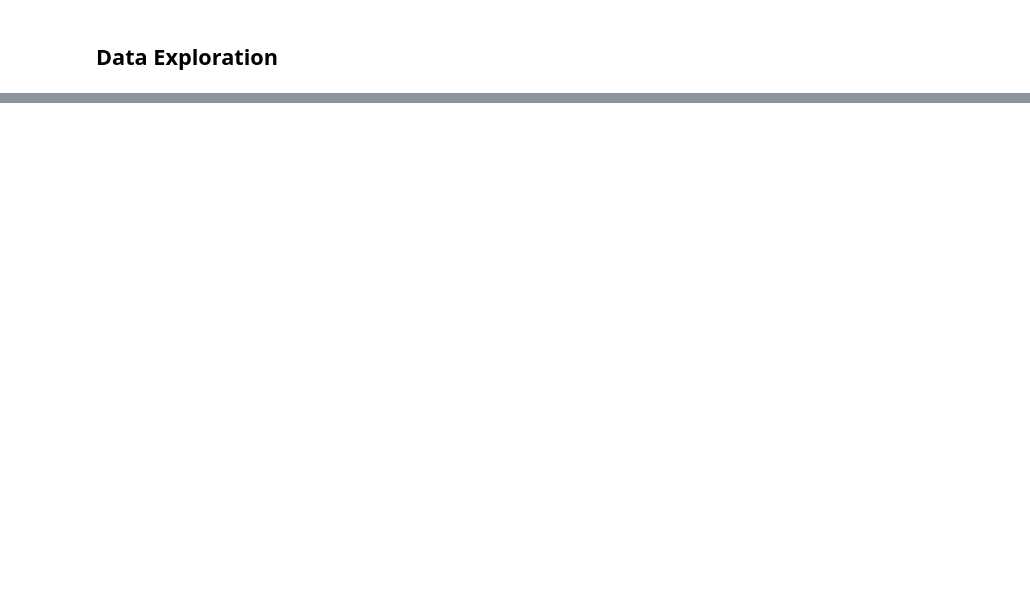
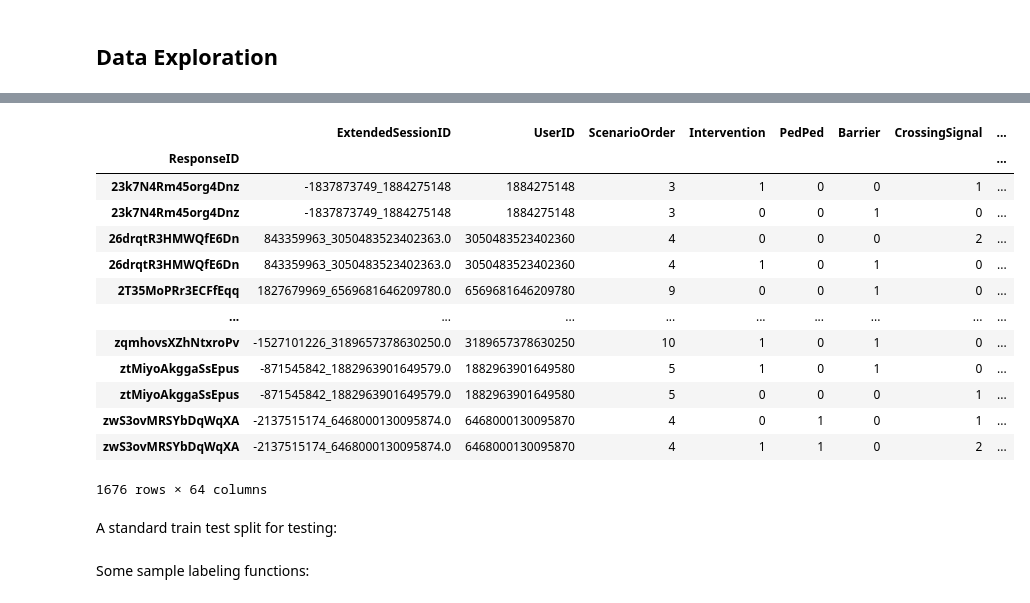
Before and after one commit to ryansteed/heuristic-moral-machine, a Jupyter notebook: jupyter/exploration.ipynb, the cells around one changed output, grey strips where cells are left out. Saved outputs shown, nothing was run; the diff lists cells and outputs as text; code cells hidden in the pictures; blank space fills up the shorter version.

```diff
--- a/jupyter/exploration.ipynb
+++ b/jupyter/exploration.ipynb
@@ -115,0 +151,30 @@ display(df[df['ResponseID'] == df.groupby(by='ResponseID').size().sort_values(as
+# %%
+scenario_fields = [
+    'ResponseID', 'NumberOfCharacters', 'DiffNumberOFCharacters', 'Saved', 'DescriptionShown', 'LeftHand', 'Man', 'Woman', 'Pregnant', 'Stroller', \
+    'OldMan', 'OldWoman', 'Boy', 'Girl', 'Homeless', 'LargeWoman', 'LargeMan', 'Criminal', 'MaleExecutive', 'FemaleExecutive', 'FemaleAthlete', 'MaleAthlete', \
+    'FemaleDoctor', 'MaleDoctor', 'Dog', 'Cat'
+]
+intervention = df[df['Intervention'] == 1][scenario_fields].set_index('ResponseID')
+no_intervention = df[df['Intervention'] == 0][scenario_fields].set_index('ResponseID')
+df_joined = intervention.join(no_intervention, lsuffix='_int', rsuffix='_noint', how='inner')
+df_joined = df[[col for col in df.columns if col not in scenario_fields or col == 'ResponseID']].set_index('ResponseID').join(df_joined)
+df_joined['Intervened'] = (df_joined['Saved_int'] == 1).astype(int)
+df_joined = df_joined.drop(axis='columns', labels=['Saved_{}'.format(s) for s in ['int', 'noint']])
+df_joined
+# %% [output]
+|  | ExtendedSessionID | UserID | ScenarioOrder | Intervention | PedPed | Barrier | CrossingSignal | ... |
+| ResponseID |  |  |  |  |  |  |  | ... |
+| 23k7N4Rm45org4Dnz | -1837873749_1884275148 | 1884275148 | 3 | 1 | 0 | 0 | 1 | ... |
+| 23k7N4Rm45org4Dnz | -1837873749_1884275148 | 1884275148 | 3 | 0 | 0 | 1 | 0 | ... |
+| 26drqtR3HMWQfE6Dn | 843359963_3050483523402363.0 | 3050483523402360 | 4 | 0 | 0 | 0 | 2 | ... |
+| 26drqtR3HMWQfE6Dn | 843359963_3050483523402363.0 | 3050483523402360 | 4 | 1 | 0 | 1 | 0 | ... |
+| 2T35MoPRr3ECFfEqq | 1827679969_6569681646209780.0 | 6569681646209780 | 9 | 0 | 0 | 1 | 0 | ... |
+| ... | ... | ... | ... | ... | ... | ... | ... | ... |
+| zqmhovsXZhNtxroPv | -1527101226_3189657378630250.0 | 3189657378630250 | 10 | 1 | 0 | 1 | 0 | ... |
+| ztMiyoAkggaSsEpus | -871545842_1882963901649579.0 | 1882963901649580 | 5 | 1 | 0 | 1 | 0 | ... |
+| ztMiyoAkggaSsEpus | -871545842_1882963901649579.0 | 1882963901649580 | 5 | 0 | 0 | 0 | 1 | ... |
+| zwS3ovMRSYbDqWqXA | -2137515174_6468000130095874.0 | 6468000130095870 | 4 | 0 | 1 | 0 | 1 | ... |
+| zwS3ovMRSYbDqWqXA | -2137515174_6468000130095874.0 | 6468000130095870 | 4 | 1 | 1 | 0 | 2 | ... |
+1676 rows × 64 columns
+# %% [markdown]
+A standard train test split for testing:
@@ -115,0 +189,2 @@ display(df[df['ResponseID'] == df.groupby(by='ResponseID').size().sort_values(as
+# %% [markdown]
+Some sample labeling functions:
```
Also changed, not shown: parts of 18 cells of this notebook, 1 other file.
